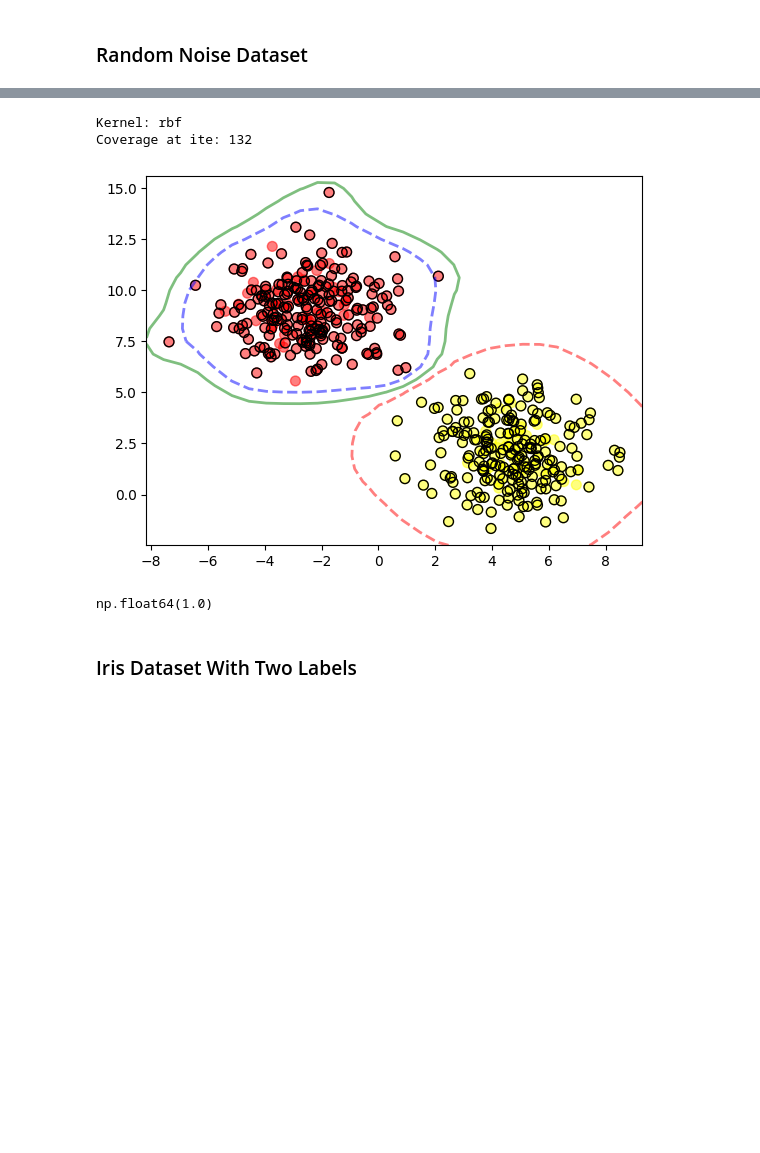
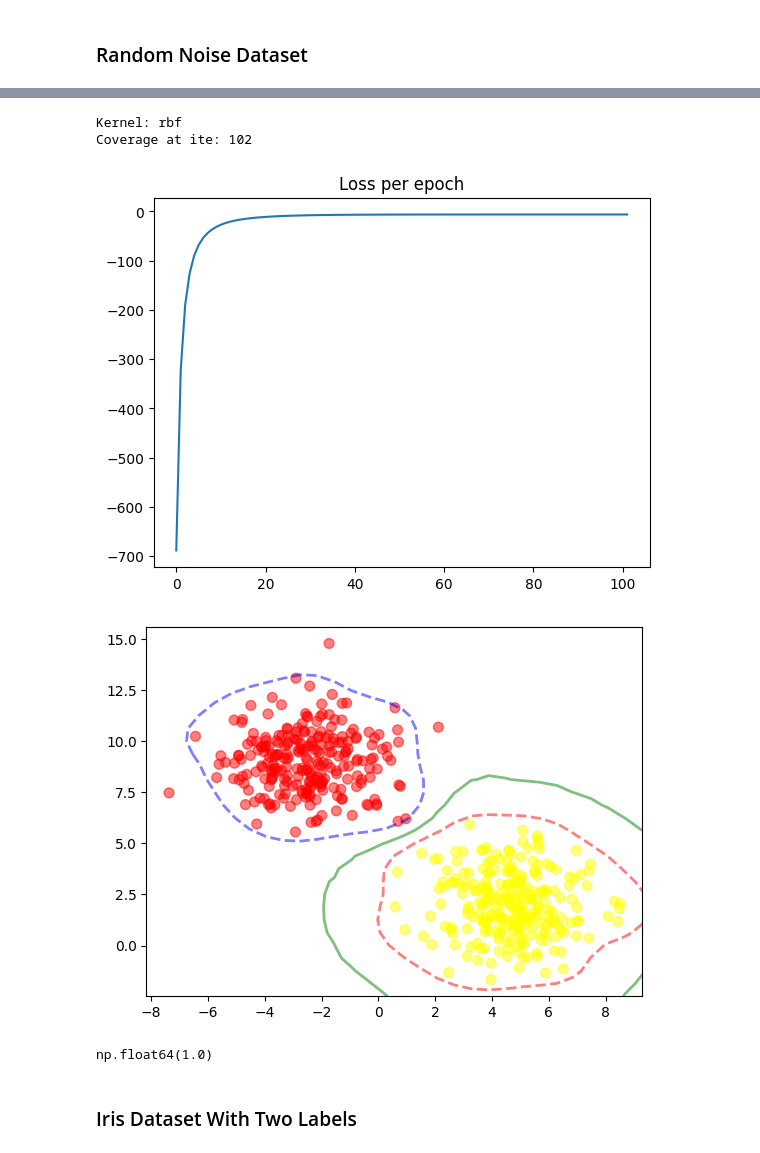
Before and after one commit to minquan-alt/AI, a Jupyter notebook: MachineLearning/SVM/SVM-Kernel.ipynb, the cells around one changed output, grey strips where cells are left out. Drawn from its saved outputs; the diff is of its cells as text; code cells hidden in the pictures; blank space fills up the shorter version.

```diff
--- a/MachineLearning/SVM/SVM-Kernel.ipynb
+++ b/MachineLearning/SVM/SVM-Kernel.ipynb
@@ -167,16 +204,17 @@ np.float64(0.988)
 # %%
 from sklearn.datasets import make_blobs
 
 X, y = make_blobs(n_samples=500, centers=2, random_state=42, cluster_std=1.5)
 y[y == 0] = -1
 svm = SVM(C=1 ,kernel='rbf',gamma=1, degree=1)
-svm.fit(X, y)
+svm.fit(X, y, lr=0.01)
 svm.visualize()
 svm.score(X, y)
 # %% [output]
 Kernel: rbf
-Coverage at ite: 132
+Coverage at ite: 102
-[figure, old version]
+[figure, new version]
+[figure, added]
 np.float64(1.0)
 # %% [markdown]
 ### Iris Dataset With Two Labels
```
Also changed, not shown: parts of 7 cells of this notebook, 8 other files.
